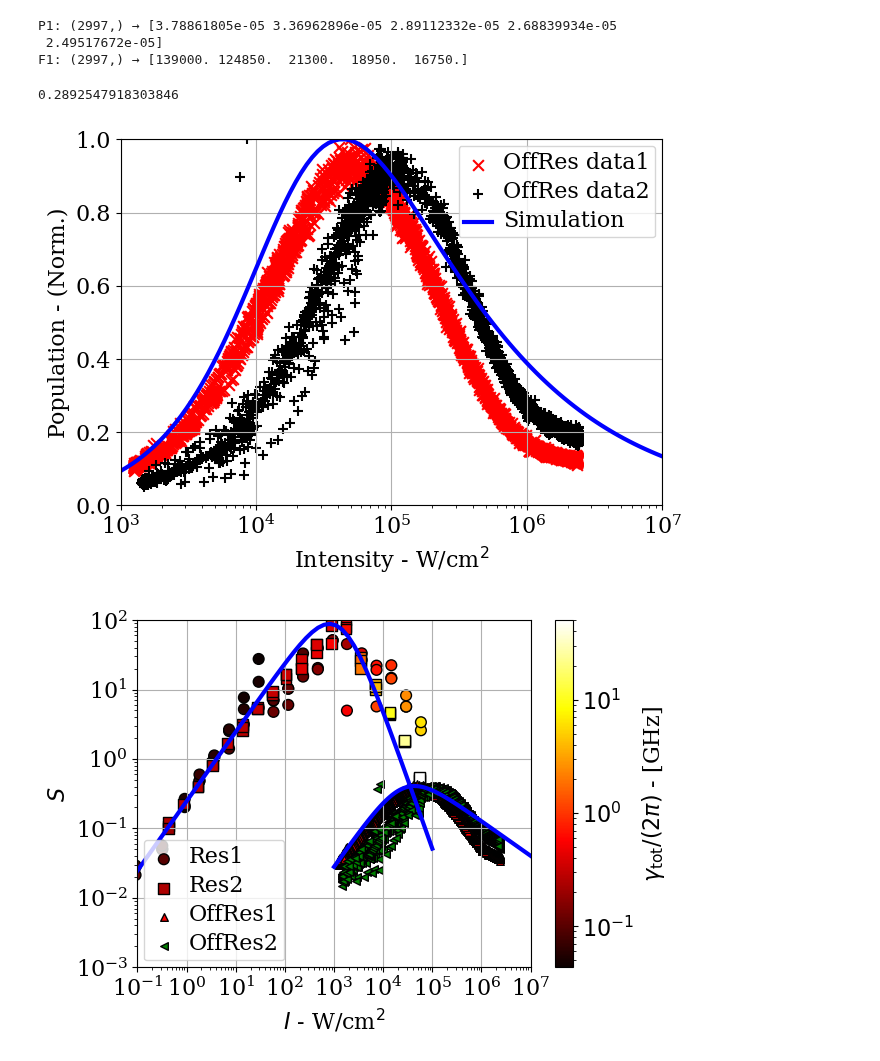
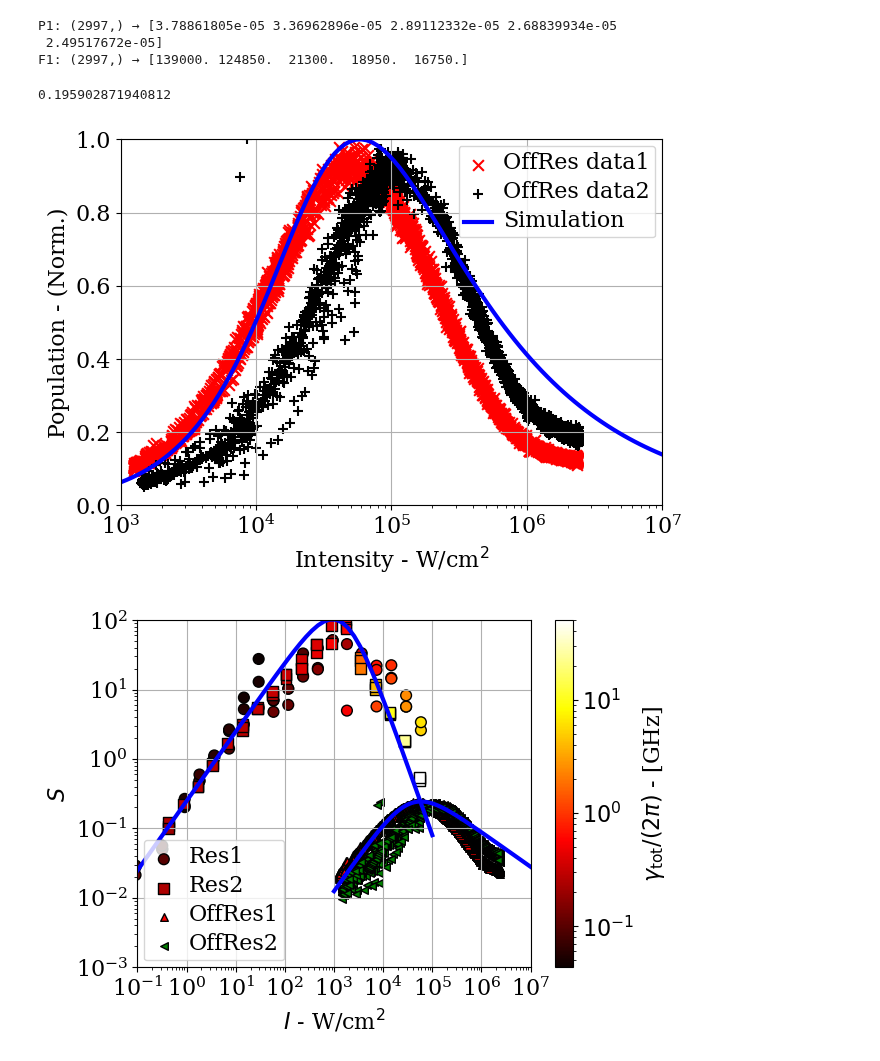
Before and after one commit to Daniele-PyBECTN/molecular_quantum_optics, a Jupyter notebook: Anomalous_saturation/modelling_on_data_analysis/modelling_power_scans.ipynb, the cells around one changed output. Cells and saved outputs as stored; diff of their text form; code cells hidden in the pictures.

```diff
--- a/Anomalous_saturation/modelling_on_data_analysis/modelling_power_scans.ipynb
+++ b/Anomalous_saturation/modelling_on_data_analysis/modelling_power_scans.ipynb
@@ -15,20 +15,22 @@ font = {
     'size': 16,
 }
 # %%
+#SIMULATION RESONANT SATURATION
+
 s_ = sigmam()
 
 N_int = 50
 vI = np.logspace(-1, 5, N_int)  # vector intensity in W/cm^2
 
-NDe = 12000
-vDelta = np.linspace(-160,160,NDe)    #vector Detuning in GHz (frequency, already without 2/pi)
+NDe = 20000
+vDelta = np.linspace(-200,200,NDe)    #vector Detuning in GHz (frequency, already without 2/pi)
 
 Isat = 8e-2    # W/(cm^2)
 Om_s = 1e-2     # GHz (frequency, already without 2/pi)
 
 gam = .2    # radiative rate in GHz
 
-dark_state_gauge = 1e-5
+dark_state_gauge = 8e-6
 scaling_exp_ds = 1.5
 
 arr_res_pop = np.zeros(shape=(N_int,NDe) )  #array to store the population
@@ -354,13 +356,13 @@ P1: (2997,) → [3.78861805e-05 3.36962896e-05 2.89112332e-05 2.68839934e-05
  2.49517672e-05]
 F1: (2997,) → [139000. 124850.  21300.  18950.  16750.]
 # %%
-#OFF RESONANT SATURATION
+#SIMULATION OFF RESONANT SATURATION
 
 N_int_off = 100
 vI_off = np.logspace(3, 7, N_int_off)  # vector intensity in W/cm^2
 
 gam_v = 20
-eta = .3
+eta = .2
 
 suppress_off = 1e-2
 
@@ -371,7 +373,7 @@ for nI, Ioff in enumerate(vI_off):
     Om = Om_s * (Ioff/Isat)**.5
 
     Gam_pump = eta**2 * Om**2 / gam_v
-    Gam_p1 = dark_state_gauge * Om_s * (Ioff/Isat)**scaling_exp_ds * suppress_off
+    Gam_p1 = dark_state_gauge * Om_s * (Ioff/Isat)**(1.*scaling_exp_ds) * eta**3
 
 
     H = 0 * s_.dag()*s_
@@ -382,7 +384,7 @@ for nI, Ioff in enumerate(vI_off):
 print(np.amax(arr_pop_off))
 S_off_sim = arr_pop_off / (1.-arr_pop_off)
 # %% [output]
-0.2892547918303846
+0.195902871940812
 # %%
 plt.scatter(I_off1, Fluo_off1/np.amax(Fluo_off1), color='red', marker='x', s=60, label=r"OffRes data1")
 plt.scatter(I_off2, Fluo_off2/np.amax(Fluo_off2), color='black', marker='+', s=60, label=r"OffRes data2")
@@ -414,12 +416,12 @@ plt.tight_layout()
 plt.gcf().set_size_inches(170 / 25.4, 120 / 25.4)
 plt.show()
 # %% [output]
-[figure, old version]
+[figure, new version]
 # %%
-sat_off1 = .3
+sat_off1 = np.amax(arr_pop_off)
 S_off1 = sat_off1*Fluo_off1/np.amax(Fluo_off1) / (1.-sat_off1*Fluo_off1/np.amax(Fluo_off1))
 
-sat_off2 = .3
+sat_off2 = np.amax(arr_pop_off)
 S_off2 = sat_off2*Fluo_off2/np.amax(Fluo_off2) / (1.-sat_off2*Fluo_off2/np.amax(Fluo_off2))
 
 
@@ -488,31 +490,31 @@ cbar1.ax.tick_params(
     labelcolor=font['color']
 )
 cbar1.ax.xaxis.set_ticks_position('top')
 cbar1.ax.xaxis.set_label_position('top')
 
 #cbar2.set_label("Intensity I (log scale)")
 
 plt.xlabel(r"$I$ - W/cm$^2$", fontdict=font)
 plt.ylabel(r"$S$", fontdict=font)
 plt.xlim(1e-1,1e7)
 plt.ylim(1e-3,1e2)
 plt.yscale('log')
 plt.xscale('log')
 
 plt.xticks(fontsize=font['size'], fontname=font['family'], weight=font['weight'], color=font['color'])
 plt.yticks(fontsize=font['size'], fontname=font['family'], weight=font['weight'], color=font['color'])
 leg = plt.legend()
 for text in leg.get_texts():
     text.set_fontsize(font['size'])
     text.set_fontname(font['family'])
     text.set_weight(font['weight'])
     text.set_color(font['color'])
 
 plt.grid()
 
 plt.tight_layout()
 # Adjust layout
 plt.gcf().set_size_inches(170 / 25.4, 120 / 25.4)
 plt.show()
 # %% [output]
-[figure, old version]
+[figure, new version]
```
Also changed, not shown: parts of 1 cell of this notebook.
